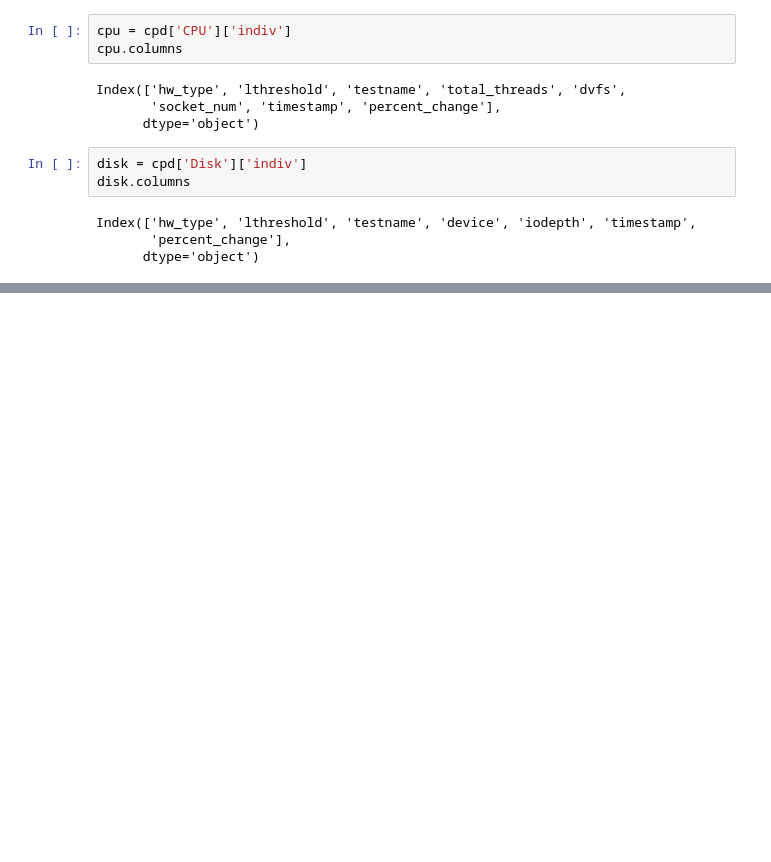
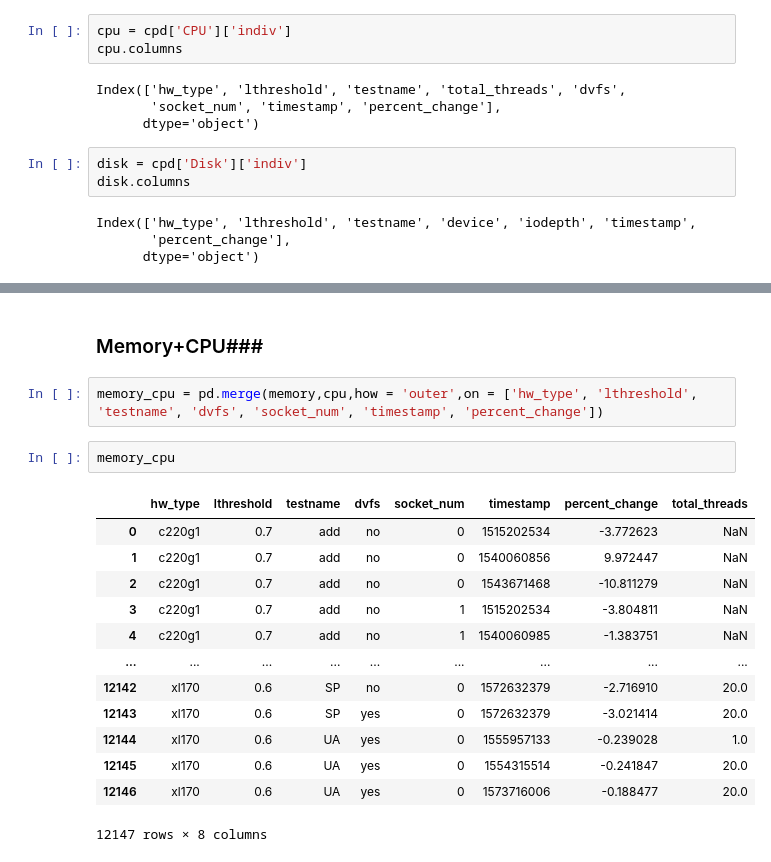
Before and after one commit to ZhaoNeil/cloud-performance-variability-prediction, a Jupyter notebook: CPD_prediction.ipynb, the cells around one changed output, grey strips where cells are left out. Saved outputs shown, nothing was run; the diff lists cells and outputs as text; blank space fills up the shorter version.

```diff
--- a/CPD_prediction.ipynb
+++ b/CPD_prediction.ipynb
@@ -401,0 +195,20 @@ RMSE(disk): 4.022586 days
+# %% [markdown]
+### Memory+CPU###
+# %%
+memory_cpu = pd.merge(memory,cpu,how = 'outer',on = ['hw_type', 'lthreshold', 'testname', 'dvfs', 'socket_num', 'timestamp', 'percent_change'])
+# %%
+memory_cpu
+# %% [output]
+|  | hw_type | lthreshold | testname | dvfs | socket_num | timestamp | percent_change | total_threads |
+| 0 | c220g1 | 0.7 | add | no | 0 | 1515202534 | -3.772623 | NaN |
+| 1 | c220g1 | 0.7 | add | no | 0 | 1540060856 | 9.972447 | NaN |
+| 2 | c220g1 | 0.7 | add | no | 0 | 1543671468 | -10.811279 | NaN |
+| 3 | c220g1 | 0.7 | add | no | 1 | 1515202534 | -3.804811 | NaN |
+| 4 | c220g1 | 0.7 | add | no | 1 | 1540060985 | -1.383751 | NaN |
+| ... | ... | ... | ... | ... | ... | ... | ... | ... |
+| 12142 | xl170 | 0.6 | SP | no | 0 | 1572632379 | -2.716910 | 20.0 |
+| 12143 | xl170 | 0.6 | SP | yes | 0 | 1572632379 | -3.021414 | 20.0 |
+| 12144 | xl170 | 0.6 | UA | yes | 0 | 1555957133 | -0.239028 | 1.0 |
+| 12145 | xl170 | 0.6 | UA | yes | 0 | 1554315514 | -0.241847 | 20.0 |
+| 12146 | xl170 | 0.6 | UA | yes | 0 | 1573716006 | -0.188477 | 20.0 |
+12147 rows × 8 columns
```
Also changed, not shown: parts of 56 cells of this notebook.
